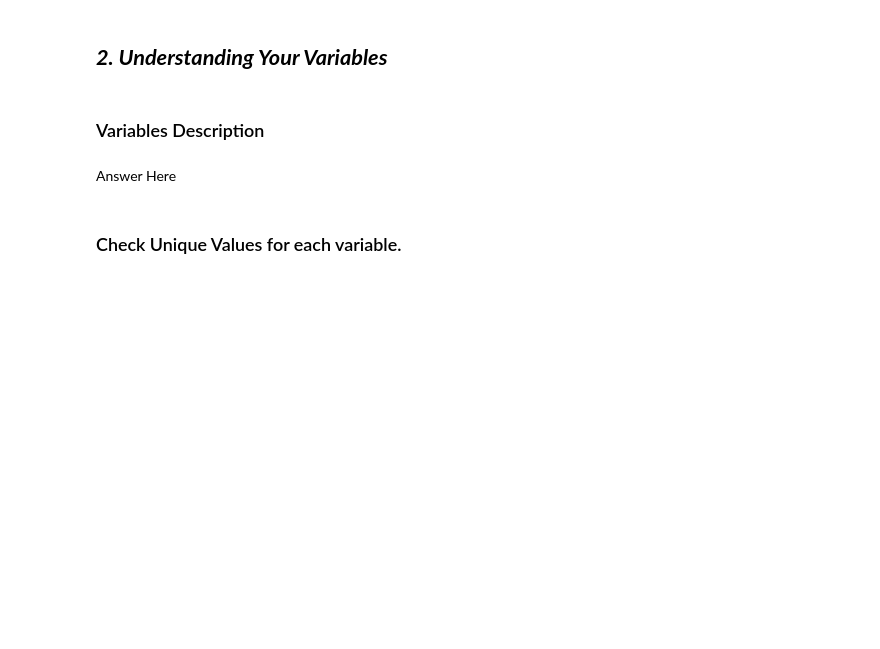
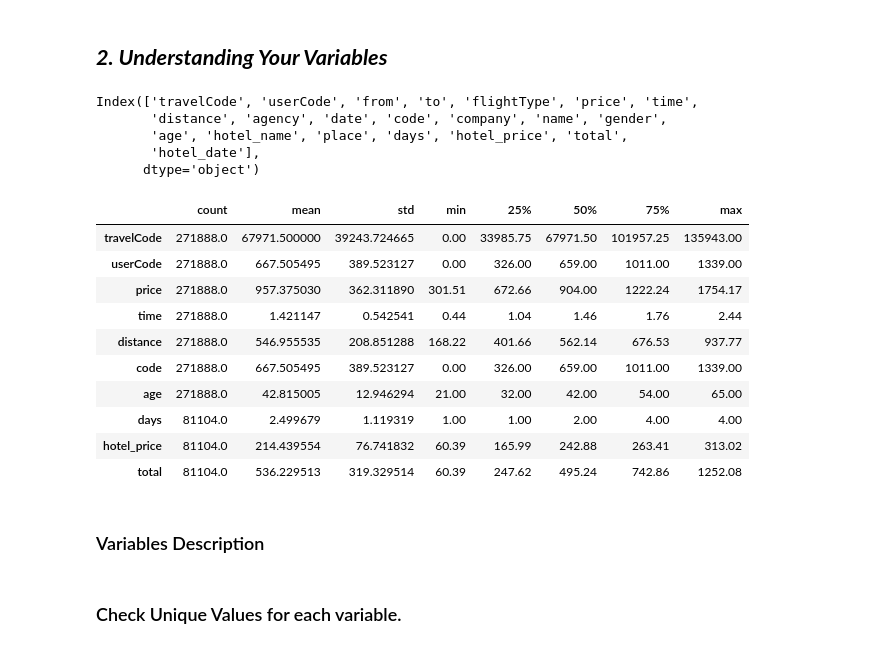
Before and after one commit to amol004/Voyage-Analytics-Integrating-MLOps-in-Travel, a Jupyter notebook: Capstone_Project_Productionization_of_ML_Systems.ipynb, the cells around one changed output. Saved outputs shown, nothing was run; the diff lists cells and outputs as text; code cells hidden in the pictures; blank space fills up the shorter version.

```diff
--- a/Capstone_Project_Productionization_of_ML_Systems.ipynb
+++ b/Capstone_Project_Productionization_of_ML_Systems.ipynb
@@ -227,13 +289,31 @@ Answer Here
 # %% [markdown]
 ## ***2. Understanding Your Variables***
 # %%
-# Dataset Columns
+# Dataset columns
+travel_data.columns
+# %% [output]
+Index(['travelCode', 'userCode', 'from', 'to', 'flightType', 'price', 'time',
+       'distance', 'agency', 'date', 'code', 'company', 'name', 'gender',
+       'age', 'hotel_name', 'place', 'days', 'hotel_price', 'total',
+       'hotel_date'],
+      dtype='object')
 # %%
 # Dataset Describe
+travel_data.describe().T
+# %% [output]
+|  | count | mean | std | min | 25% | 50% | 75% | max |
+| travelCode | 271888.0 | 67971.500000 | 39243.724665 | 0.00 | 33985.75 | 67971.50 | 101957.25 | 135943.00 |
+| userCode | 271888.0 | 667.505495 | 389.523127 | 0.00 | 326.00 | 659.00 | 1011.00 | 1339.00 |
+| price | 271888.0 | 957.375030 | 362.311890 | 301.51 | 672.66 | 904.00 | 1222.24 | 1754.17 |
+| time | 271888.0 | 1.421147 | 0.542541 | 0.44 | 1.04 | 1.46 | 1.76 | 2.44 |
+| distance | 271888.0 | 546.955535 | 208.851288 | 168.22 | 401.66 | 562.14 | 676.53 | 937.77 |
+| code | 271888.0 | 667.505495 | 389.523127 | 0.00 | 326.00 | 659.00 | 1011.00 | 1339.00 |
+| age | 271888.0 | 42.815005 | 12.946294 | 21.00 | 32.00 | 42.00 | 54.00 | 65.00 |
+| days | 81104.0 | 2.499679 | 1.119319 | 1.00 | 1.00 | 2.00 | 4.00 | 4.00 |
+| hotel_price | 81104.0 | 214.439554 | 76.741832 | 60.39 | 165.99 | 242.88 | 263.41 | 313.02 |
+| total | 81104.0 | 536.229513 | 319.329514 | 60.39 | 247.62 | 495.24 | 742.86 | 1252.08 |
 # %% [markdown]
 ### Variables Description
-# %% [markdown]
-Answer Here
 # %% [markdown]
 ### Check Unique Values for each variable.
 # %%
```
Also changed, not shown: parts of 8 cells of this notebook.
